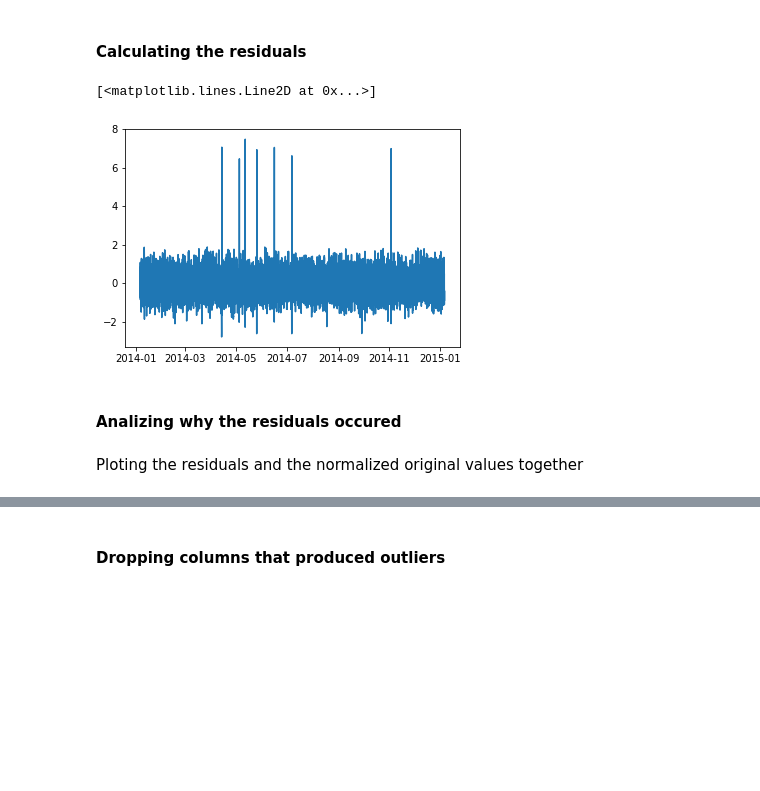
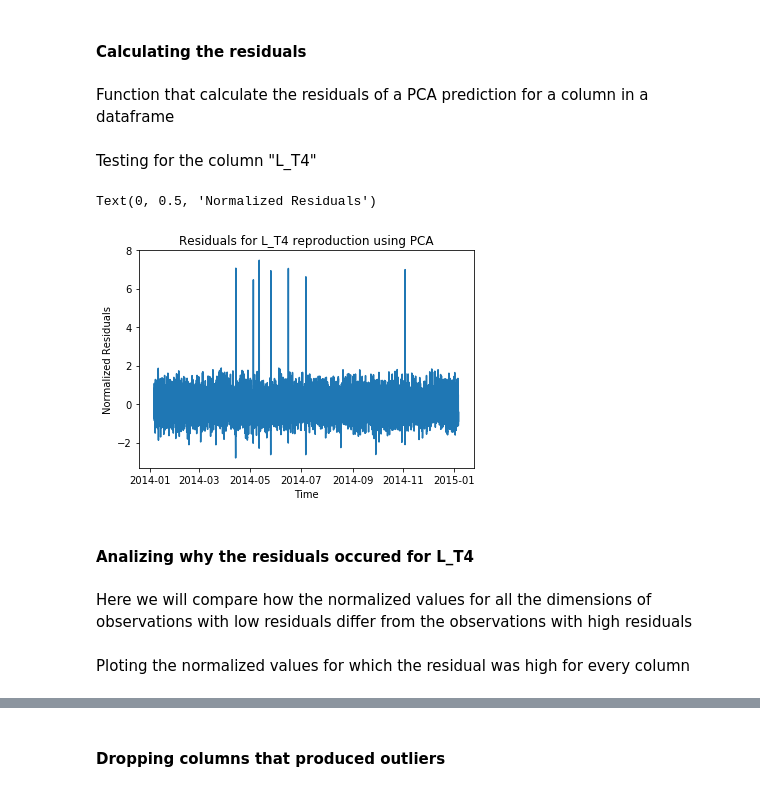
Before and after one commit to chengh42/Cyber-Data-Analytics, a Jupyter notebook: batadal/PCAModelTask.ipynb, the cells around one changed output, grey strips where cells are left out. Drawn from its saved outputs; the diff is of its cells as text; code cells hidden in the pictures; blank space fills up the shorter version.

```diff
--- a/batadal/PCAModelTask.ipynb
+++ b/batadal/PCAModelTask.ipynb
@@ -172,6 +182,8 @@ df=dftrain1_normalized
 dftrain1_PCA_inverse=pca_reverse_trasformation(n_components,random_state,df)
 # %% [markdown]
 #### Calculating the residuals
+# %% [markdown]
+Function that calculate the residuals of a PCA prediction for a column in a dataframe
 # %%
 def residuals_pca(original_column,pca_column):
     #Creating DF with the selected column from the transformed dataset
@@ -181,18 +193,25 @@ def residuals_pca(original_column,pca_column):
     #Calculating the residuals
     PCA_df["residuals"]=PCA_df["original"]-PCA_df['transformed']
     return  PCA_df
+# %% [markdown]
+Testing for the column "L_T4"
 # %%
 #Testing
 original_column=dftrain1_normalized["L_T4"]
 pca_column=dftrain1_PCA_inverse[dftrain1_normalized.columns.get_loc("L_T4")]
 PCA_L_T4=residuals_pca(original_column,pca_column)
 #Plot
 plt.plot(PCA_L_T4["residuals"])
+plt.title('Residuals for L_T4 reproduction using PCA')
+plt.xlabel('Time')
+plt.ylabel('Normalized Residuals')
 # %% [output]
-[<matplotlib.lines.Line2D at 0x...>]
+Text(0, 0.5, 'Normalized Residuals')
-[figure, old version]
+[figure, new version]
 # %% [markdown]
-#### Analizing why the residuals occured
+#### Analizing why the residuals occured for L_T4
-# %% [markdown]
-Ploting the residuals and the normalized original values together
+# %% [markdown]
+Here we will compare how the normalized values for all the dimensions of observations with low residuals differ from the observations with high residuals
+# %% [markdown]
+Ploting the normalized values for which the residual was high for every column
 # %%
```
Also changed, not shown: parts of 52 cells of this notebook, 1 other file.
